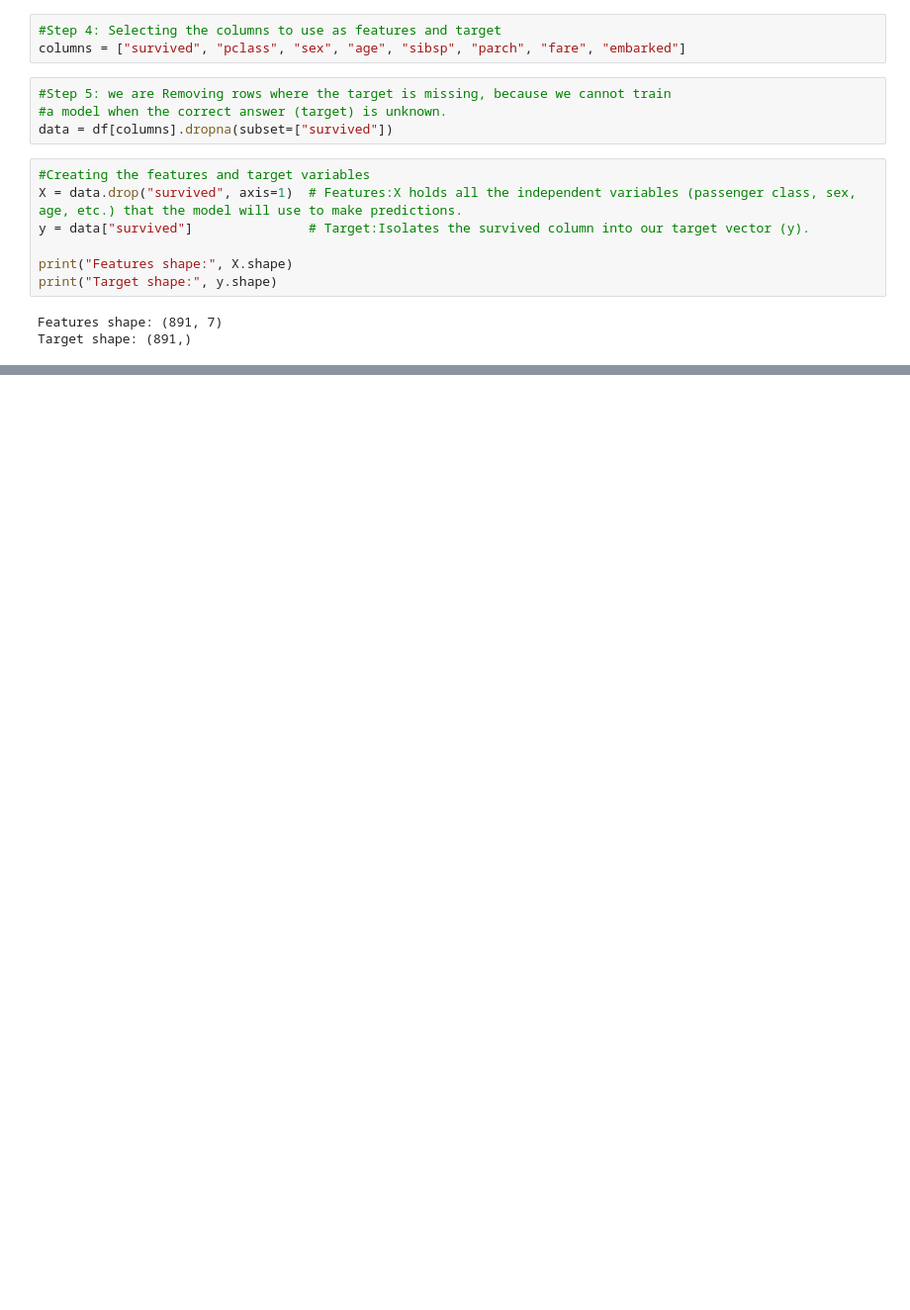
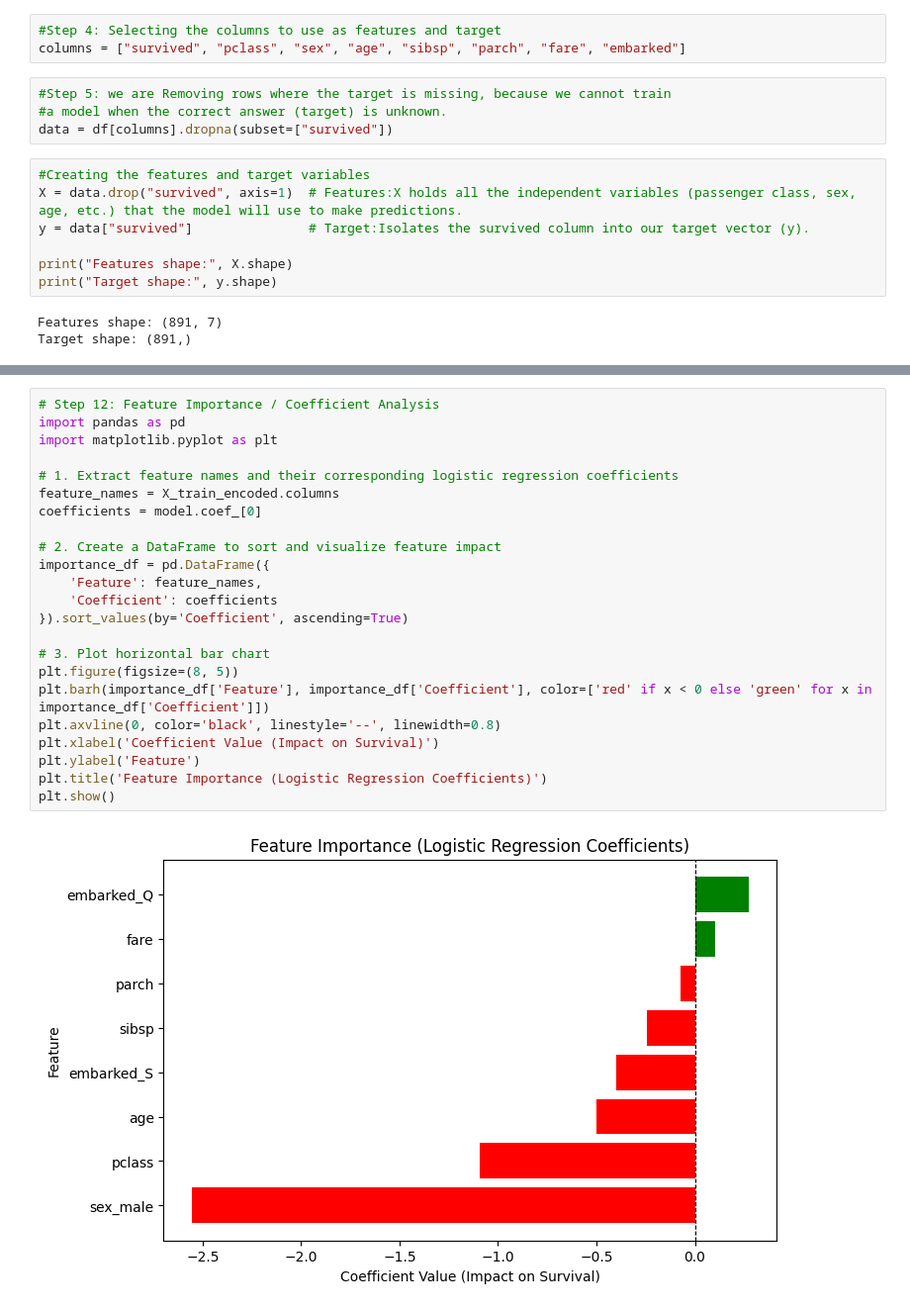
Before and after one commit to Nthabiseng3310/Machine-Learning-Research-Assignment, a Jupyter notebook: Research_Assignment.ipynb, the cells around one changed output, grey strips where cells are left out. Shown at 99% size. Cells and saved outputs as stored; diff of their text form; blank space fills up the shorter version.

```diff
--- a/Research_Assignment.ipynb
+++ b/Research_Assignment.ipynb
@@ -124,0 +254,25 @@ Testing target: (179,)
+# %%
+# Step 12: Feature Importance / Coefficient Analysis
+import pandas as pd
+import matplotlib.pyplot as plt
+
+# 1. Extract feature names and their corresponding logistic regression coefficients
+feature_names = X_train_encoded.columns
+coefficients = model.coef_[0]
+
+# 2. Create a DataFrame to sort and visualize feature impact
+importance_df = pd.DataFrame({
+    'Feature': feature_names,
+    'Coefficient': coefficients
+}).sort_values(by='Coefficient', ascending=True)
+
+# 3. Plot horizontal bar chart
+plt.figure(figsize=(8, 5))
+plt.barh(importance_df['Feature'], importance_df['Coefficient'], color=['red' if x < 0 else 'green' for x in importance_df['Coefficient']])
+plt.axvline(0, color='black', linestyle='--', linewidth=0.8)
+plt.xlabel('Coefficient Value (Impact on Survival)')
+plt.ylabel('Feature')
+plt.title('Feature Importance (Logistic Regression Coefficients)')
+plt.show()
+# %% [output]
+[figure, added]
```
Also changed, not shown: parts of 8 cells of this notebook.
